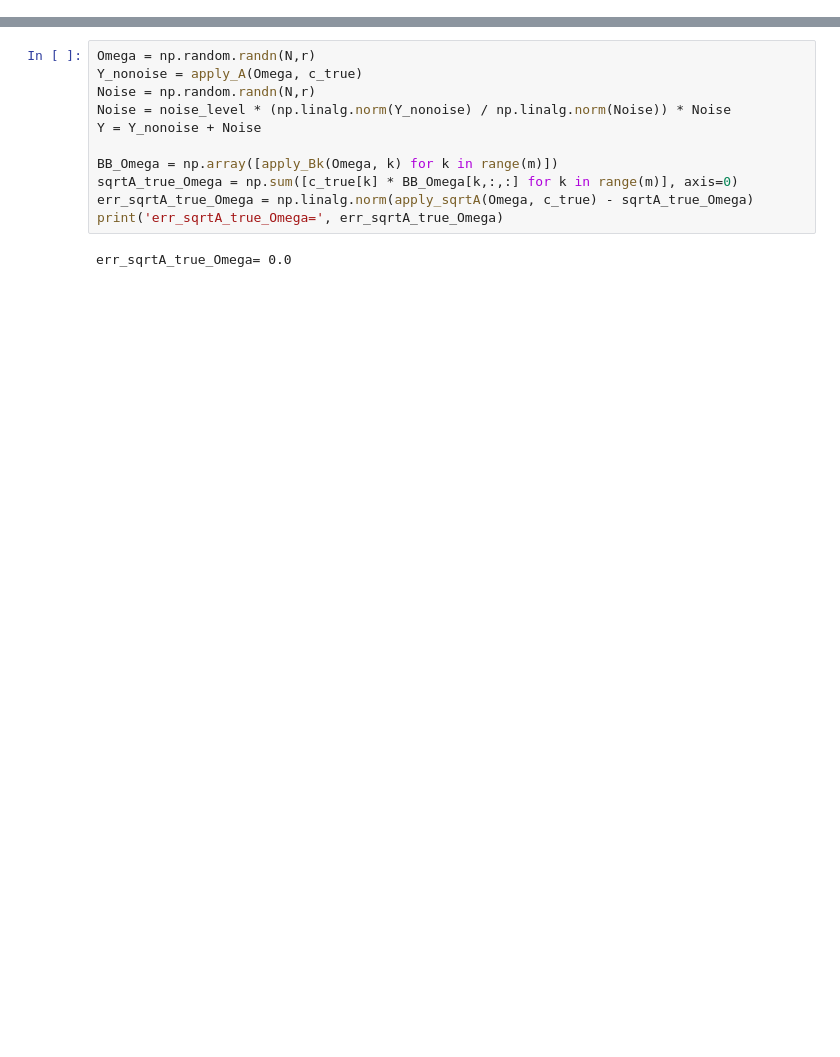
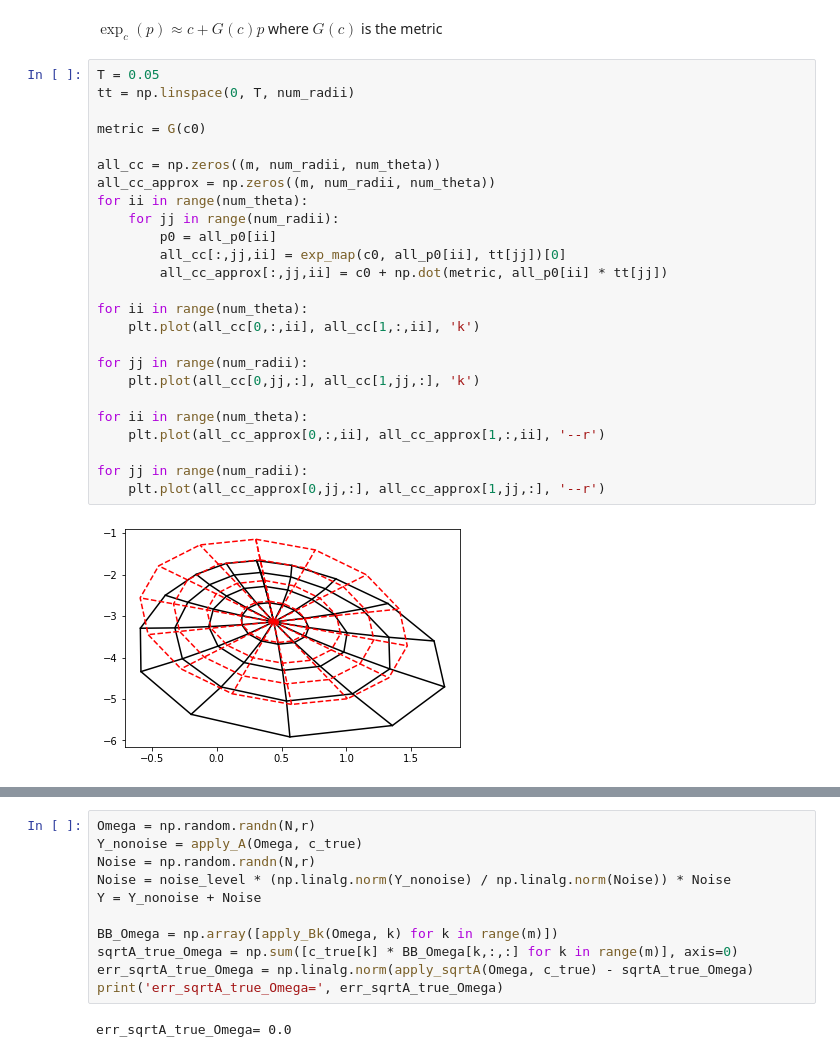
Before and after one commit to NickAlger/SqrtMatrixProbing, a Jupyter notebook: sqrt_probing_experiments1.ipynb, the cells around one changed output, grey strips where cells are left out. Cells and saved outputs as stored; diff of their text form; blank space fills up the shorter version.

```diff
--- a/sqrt_probing_experiments1.ipynb
+++ b/sqrt_probing_experiments1.ipynb
@@ -192,3 +203,32 @@ for jj in range(num_radii):
+# %% [markdown]
+$\exp_c(p) \approx c + G(c) p$ where $G(c)$ is the metric
+# %%
+T = 0.05
+tt = np.linspace(0, T, num_radii)
+
+metric = G(c0)
+
+all_cc = np.zeros((m, num_radii, num_theta))
+all_cc_approx = np.zeros((m, num_radii, num_theta))
+for ii in range(num_theta):
+    for jj in range(num_radii):
+        p0 = all_p0[ii]
+        all_cc[:,jj,ii] = exp_map(c0, all_p0[ii], tt[jj])[0]
+        all_cc_approx[:,jj,ii] = c0 + np.dot(metric, all_p0[ii] * tt[jj])
+
+for ii in range(num_theta):
+    plt.plot(all_cc[0,:,ii], all_cc[1,:,ii], 'k')
+
+for jj in range(num_radii):
+    plt.plot(all_cc[0,jj,:], all_cc[1,jj,:], 'k')
+
+for ii in range(num_theta):
+    plt.plot(all_cc_approx[0,:,ii], all_cc_approx[1,:,ii], '--r')
+
+for jj in range(num_radii):
+    plt.plot(all_cc_approx[0,jj,:], all_cc_approx[1,jj,:], '--r')
+# %% [output]
+[figure, added]
 # %%
 def cdotdot(c, p):
     cd = cdot(c, p)
```
Also changed, not shown: parts of 50 cells of this notebook, 1 other file.
